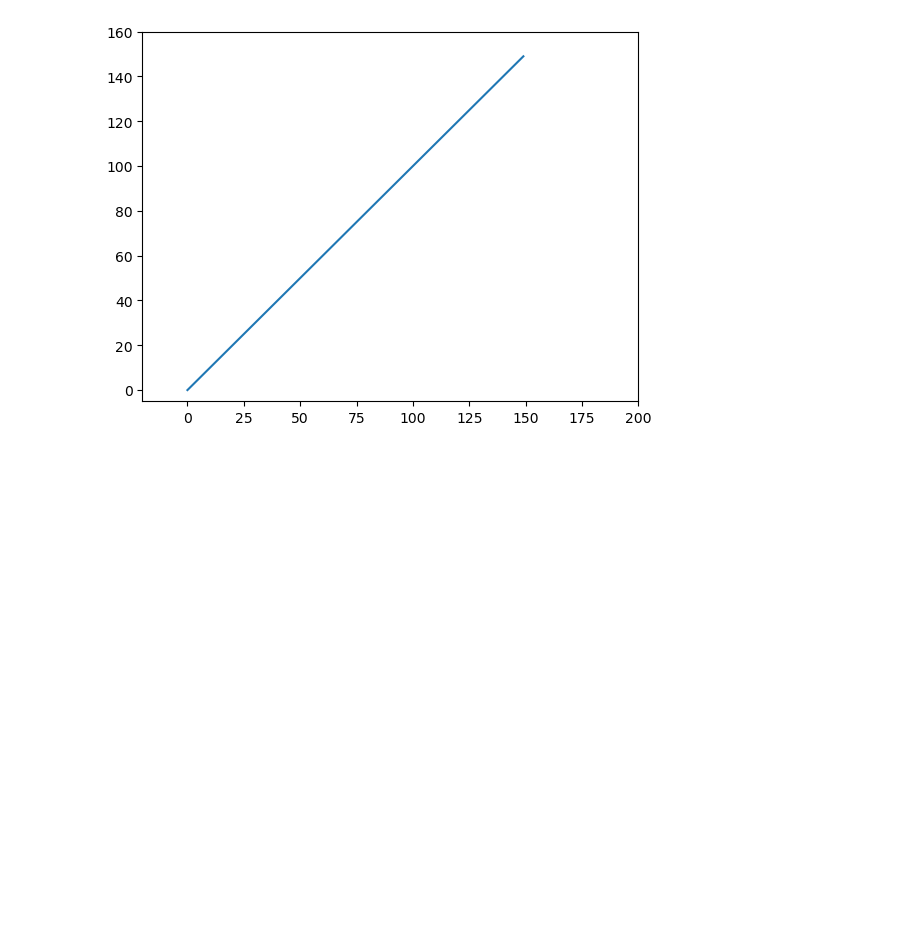
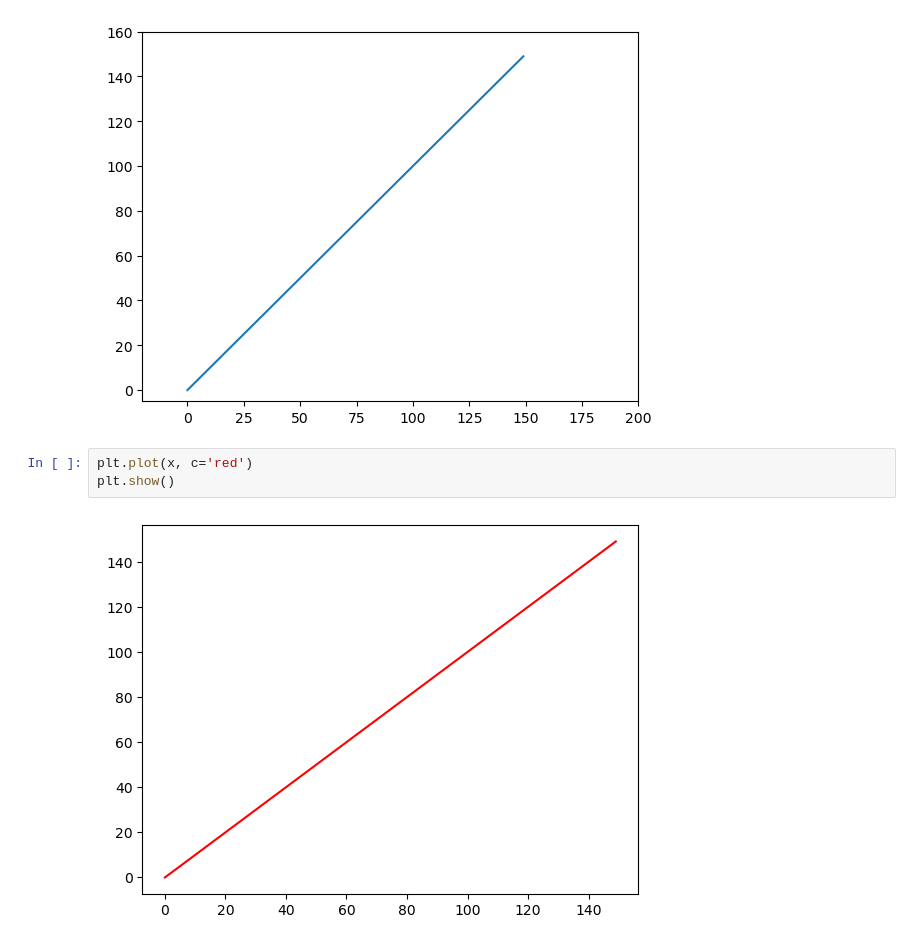
Before and after one commit to RichardAlcabes22/codeup_review, a Jupyter notebook: 3-data_science_libraries/00_matplotlib_lesson.ipynb, the cells around one changed output. Drawn from its saved outputs; the diff is of its cells as text; blank space fills up the shorter version.

```diff
--- a/3-data_science_libraries/00_matplotlib_lesson.ipynb
+++ b/3-data_science_libraries/00_matplotlib_lesson.ipynb
@@ -63,3 +63,8 @@ plt.ylim(-5, 160)
 plt.show()
 # %% [output]
 [figure]
+# %%
+plt.plot(x, c='red')
+plt.show()
+# %% [output]
+[figure, added]
```
Also changed, not shown: parts of 4 cells of this notebook.
